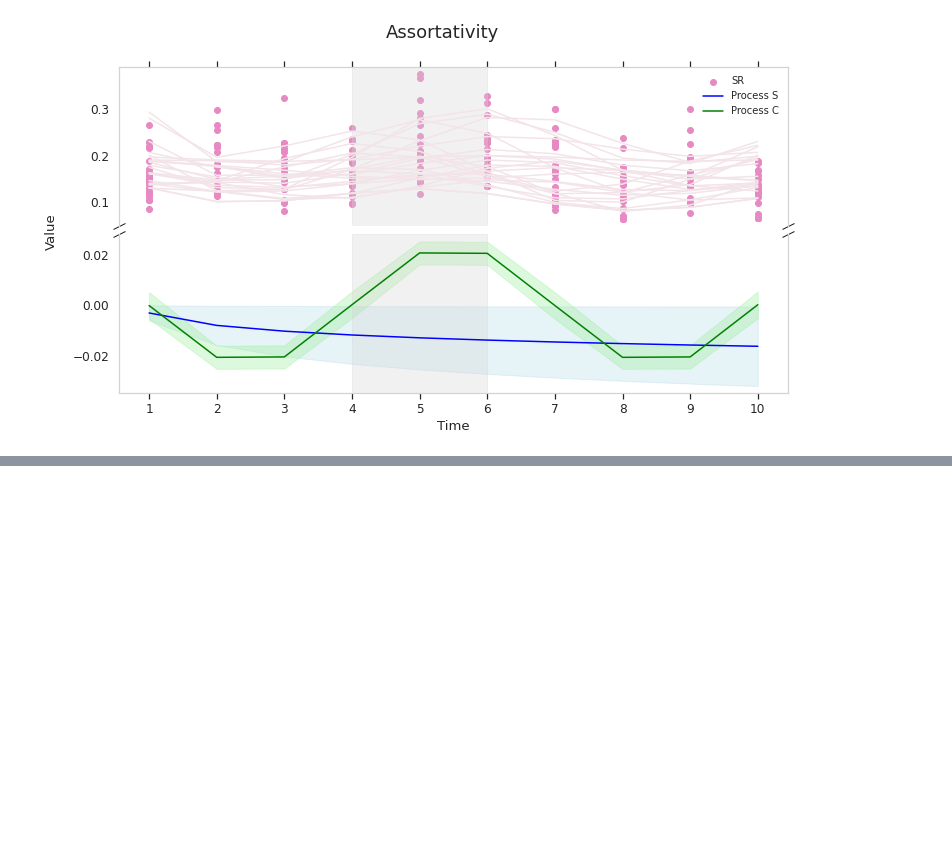
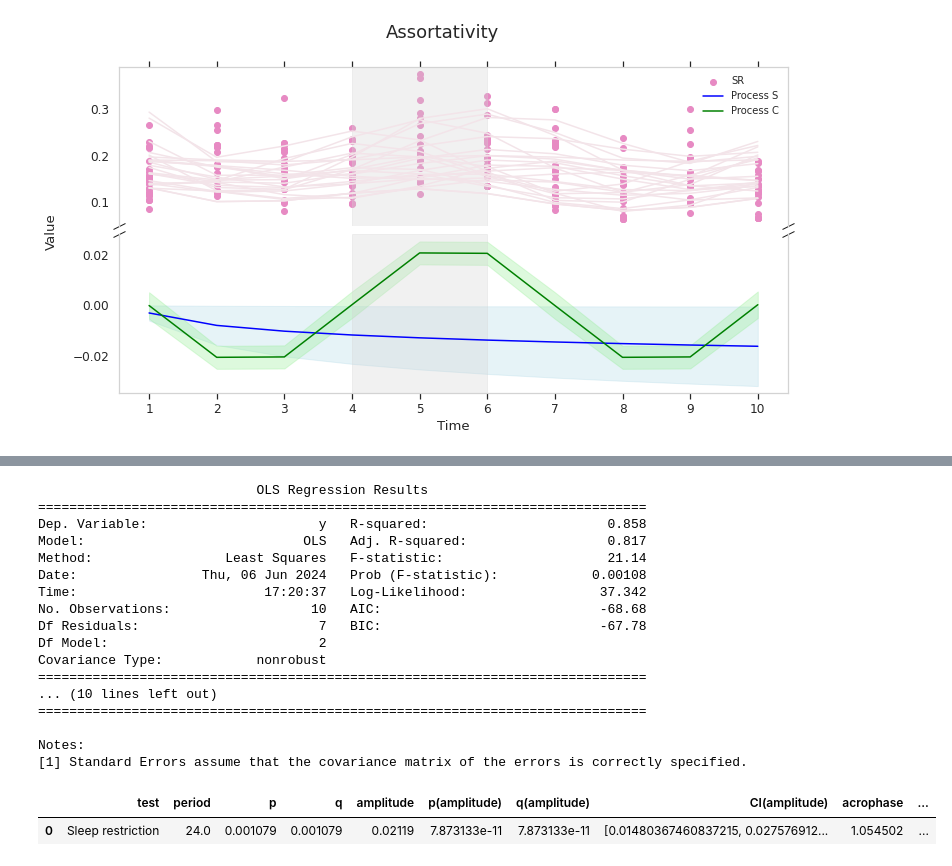
Before and after one commit to BISL-jypark/dynamics-in-sleep, a Jupyter notebook: src/sleep-restriction-study-Copy1.ipynb, the cells around one changed output, grey strips where cells are left out. Cells and saved outputs as stored; diff of their text form; code cells hidden in the pictures; blank space fills up the shorter version.

```diff
--- a/src/sleep-restriction-study-Copy1.ipynb
+++ b/src/sleep-restriction-study-Copy1.ipynb
@@ -626,0 +656,24 @@ NameError: name 'plt' is not defined
+# %%
+cosinor_df = pd.DataFrame({'x':np.linspace(0,40,10), 'y':pd.DataFrame(C_ASS['SR']).mean(axis=1).values, 'test':['Sleep restriction']*10})
+print(test_cosinor_single(cosinor_df)[0].summary())
+fit_group(cosinor_df, period=24, plot_on=False)
+# %% [output]
+                            OLS Regression Results
+==============================================================================
+Dep. Variable:                      y   R-squared:                       0.858
+Model:                            OLS   Adj. R-squared:                  0.817
+Method:                 Least Squares   F-statistic:                     21.14
+Date:                Thu, 06 Jun 2024   Prob (F-statistic):            0.00108
+Time:                        17:20:37   Log-Likelihood:                 37.342
+No. Observations:                  10   AIC:                            -68.68
+Df Residuals:                       7   BIC:                            -67.78
+Df Model:                           2
+Covariance Type:            nonrobust
+==============================================================================
+... (10 lines left out)
+==============================================================================
+
+Notes:
+[1] Standard Errors assume that the covariance matrix of the errors is correctly specified.
+|  | test | period | p | q | amplitude | p(amplitude) | q(amplitude) | CI(amplitude) | acrophase | ... |
+| 0 | Sleep restriction | 24.0 | 0.001079 | 0.001079 | 0.02119 | 7.873133e-11 | 7.873133e-11 | [0.01480367460837215, 0.027576912... | 1.054502 | ... |
```
Also changed, not shown: parts of 7 cells of this notebook, 8 other files.
